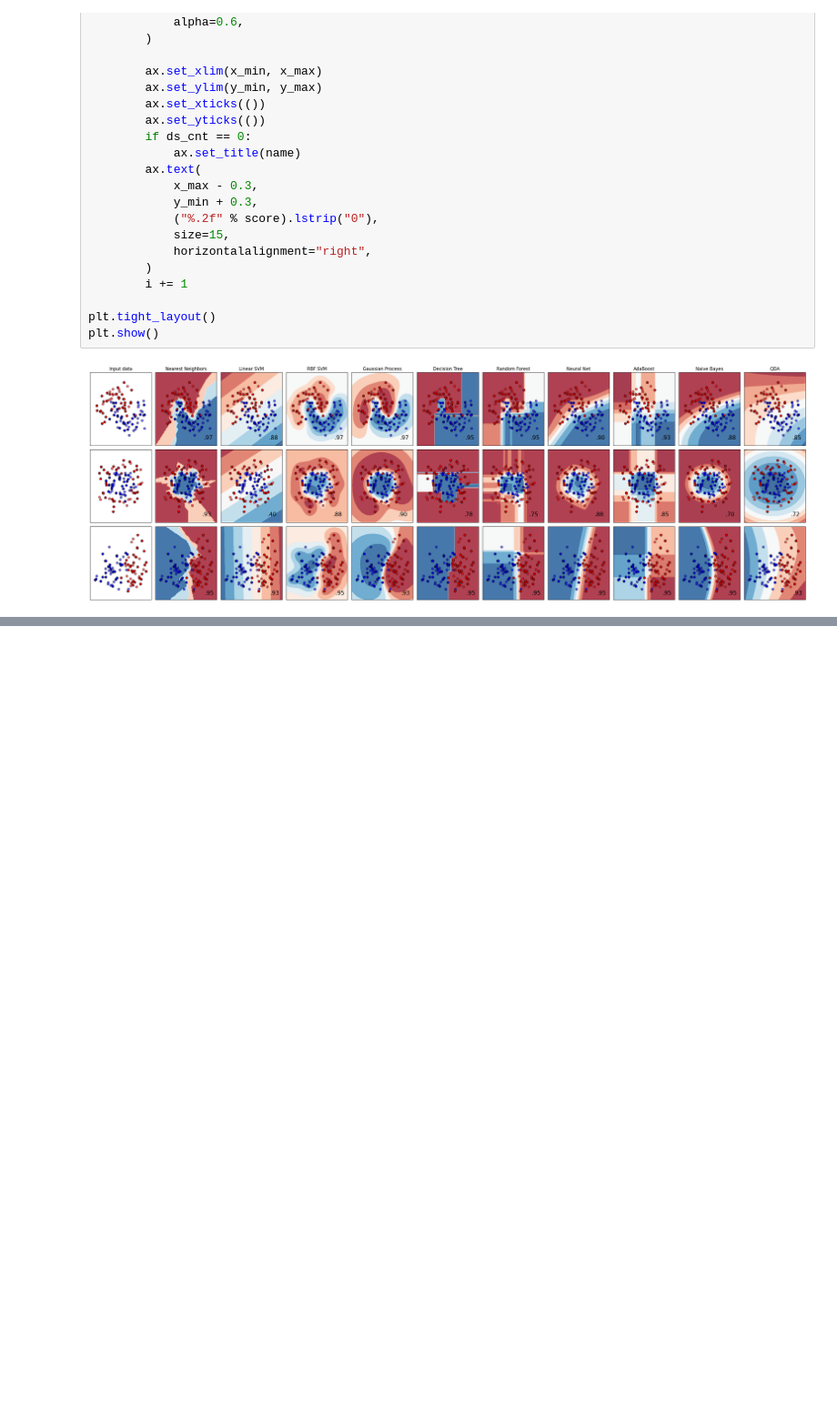
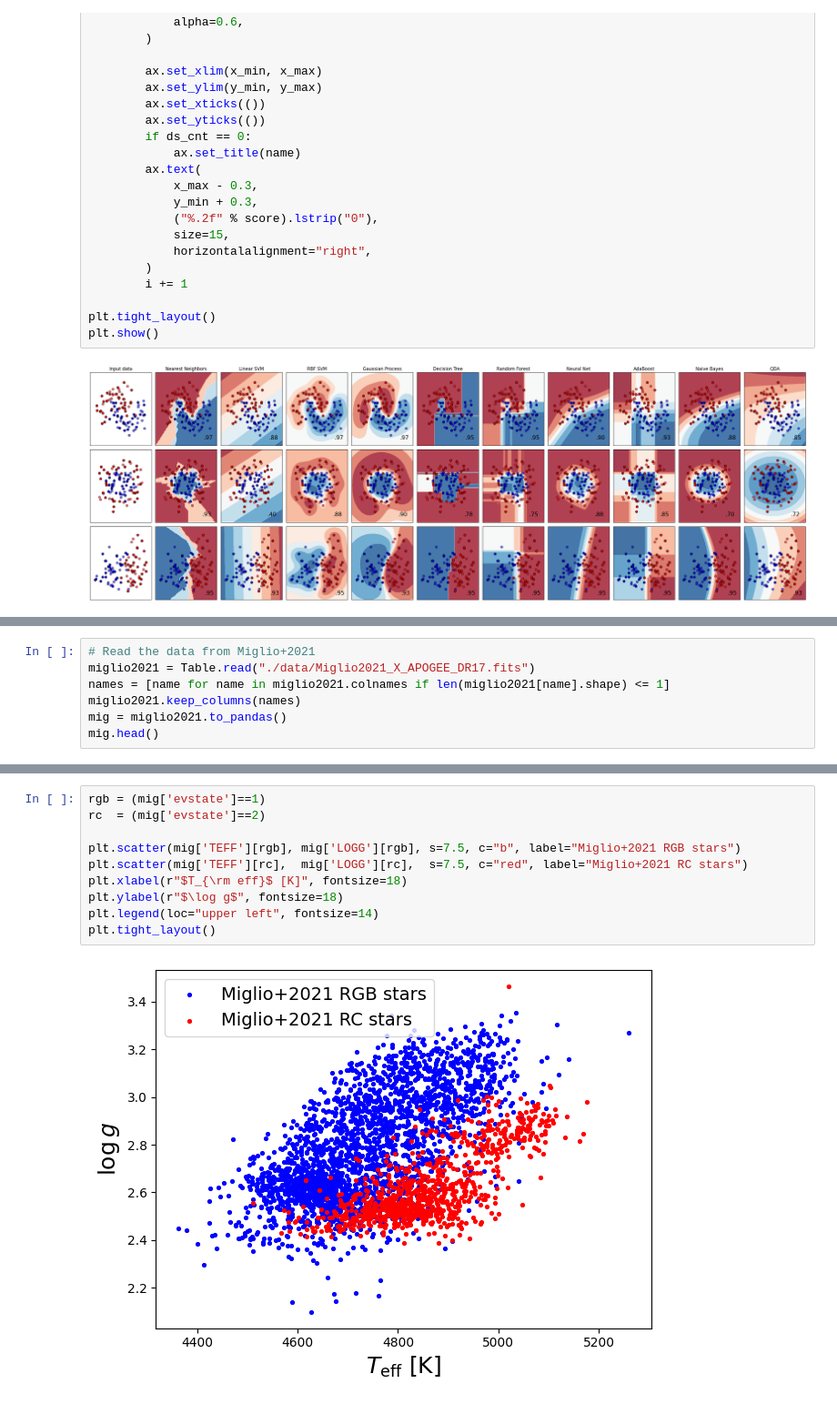
Before and after one commit to emilyhunt/MWGaia-DN-machine-learning-course, a Jupyter notebook: supervised-ml/2_0_classifier_comparison_sklearn.ipynb, the cells around one changed output, grey strips where cells are left out. Shown: that part at 91% size. Saved outputs shown, nothing was run; the diff lists cells and outputs as text; blank space fills up the shorter version.

```diff
--- a/supervised-ml/2_0_classifier_comparison_sklearn.ipynb
+++ b/supervised-ml/2_0_classifier_comparison_sklearn.ipynb
@@ -160,0 +171,7 @@ plt.show()
+# %%
+# Read the data from Miglio+2021
+miglio2021 = Table.read("./data/Miglio2021_X_APOGEE_DR17.fits")
+names = [name for name in miglio2021.colnames if len(miglio2021[name].shape) <= 1]
+miglio2021.keep_columns(names)
+mig = miglio2021.to_pandas()
+mig.head()
@@ -160,0 +195,12 @@ plt.show()
+# %%
+rgb = (mig['evstate']==1)
+rc  = (mig['evstate']==2)
+
+plt.scatter(mig['TEFF'][rgb], mig['LOGG'][rgb], s=7.5, c="b", label="Miglio+2021 RGB stars")
+plt.scatter(mig['TEFF'][rc],  mig['LOGG'][rc],  s=7.5, c="red", label="Miglio+2021 RC stars")
+plt.xlabel(r"$T_{\rm eff}$ [K]", fontsize=18)
+plt.ylabel(r"$\log g$", fontsize=18)
+plt.legend(loc="upper left", fontsize=14)
+plt.tight_layout()
+# %% [output]
+[figure, added]
```
Also changed, not shown: parts of 9 cells of this notebook, 16 other files.
